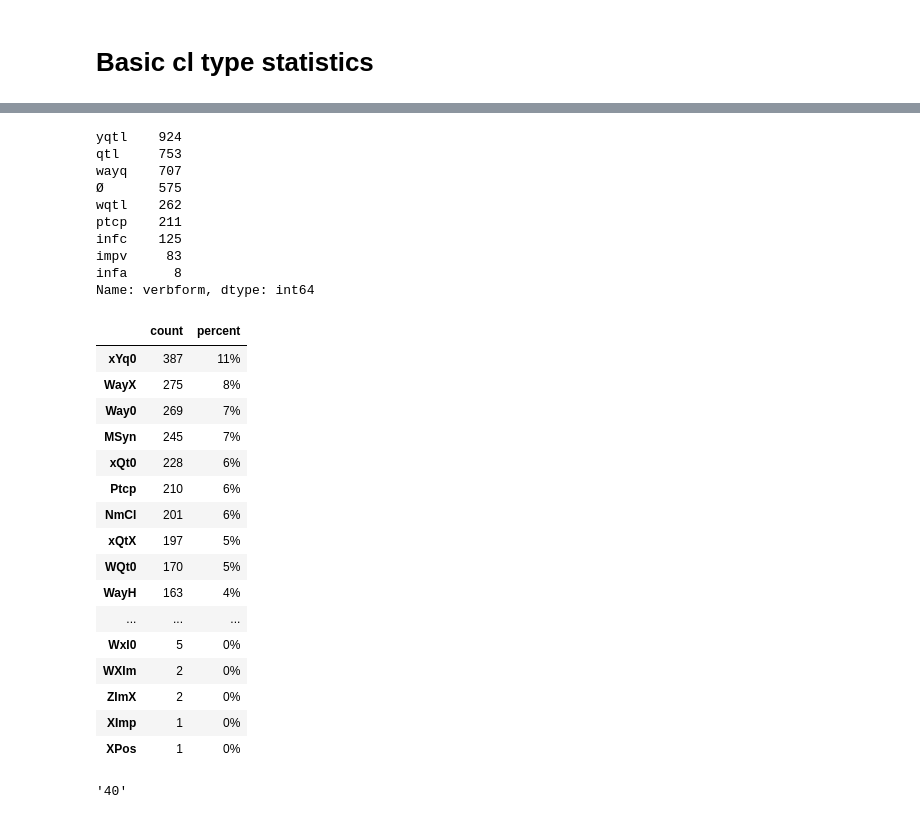
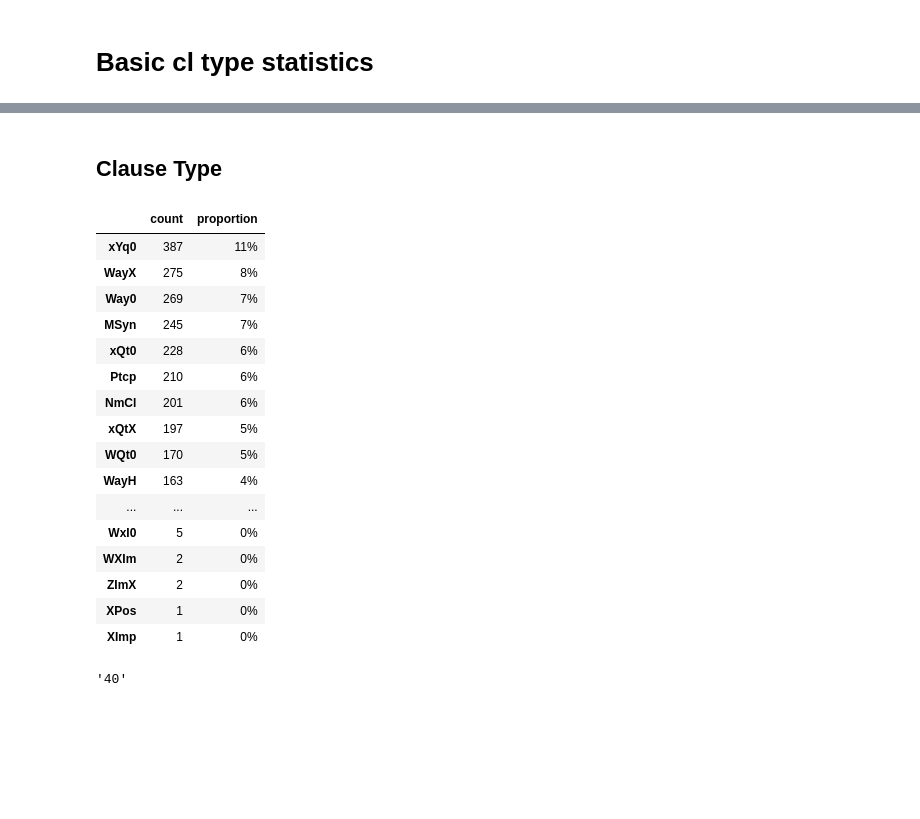
Before and after one commit to CambridgeSemiticsLab/BH_time_collocations, a Jupyter notebook: workflow/notebooks/analysis/1_clause_minortypes.ipynb, the cells around one changed output, grey strips where cells are left out. Saved outputs shown, nothing was run; the diff lists cells and outputs as text; code cells hidden in the pictures; blank space fills up the shorter version.

```diff
--- a/workflow/notebooks/analysis/1_clause_minortypes.ipynb
+++ b/workflow/notebooks/analysis/1_clause_minortypes.ipynb
@@ -52,36 +12,24 @@ Index(['verse', 'book', 'booksuper', 'canon_part', 'period', 'times_etcbc',
-# %%
-df.verbform.value_counts()
-# %% [output]
-yqtl    924
-qtl     753
-wayq    707
-Ø       575
-wqtl    262
-ptcp    211
-infc    125
-impv     83
-infa      8
-Name: verbform, dtype: int64
+# %% [markdown]
+## Clause Type
 # %%
 cltype_cts = df.cl_type2.value_counts()
 cltype_pr = cltype_cts / cltype_cts.sum()
 
 cltype_ctpr =\
 pd.concat([cltype_cts, (cltype_pr.round(2)*100).astype(int).astype(str)+'%'], 1)
 
-cltype_ctpr.columns = ['count', 'percent']
+cltype_ctpr.columns = ['count', 'proportion']
 
 out.table(
     cltype_ctpr,
     'cltype_cts',
     caption='ETCBC Clause Type Counts with Time Adverbials',
-    adjustbox=True,
 )
 
 
 cltype_ctpr
 # %% [output]
-|  | count | percent |
+|  | count | proportion |
 | xYq0 | 387 | 11% |
 | WayX | 275 | 8% |
 | Way0 | 269 | 7% |
@@ -96,8 +44,8 @@ cltype_ctpr
 | WxI0 | 5 | 0% |
 | WXIm | 2 | 0% |
 | ZImX | 2 | 0% |
+| XPos | 1 | 0% |
 | XImp | 1 | 0% |
-| XPos | 1 | 0% |
 # %%
 out.number(
     cltype_cts.shape[0],
```
Also changed, not shown: parts of 97 cells of this notebook, 49 other files.
